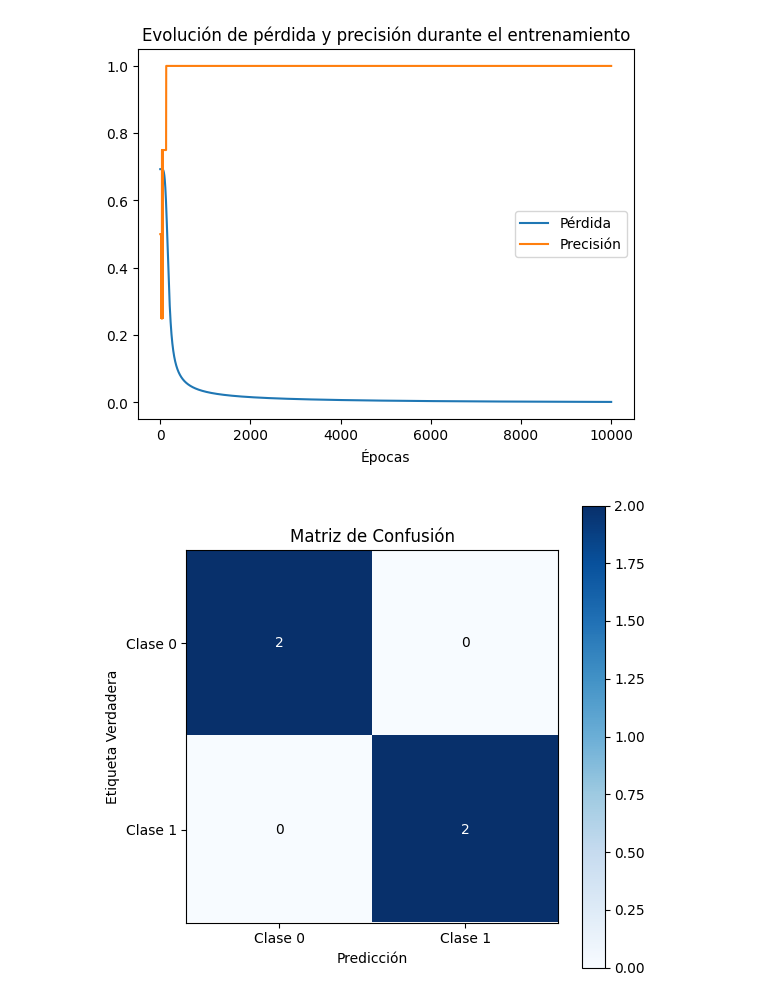
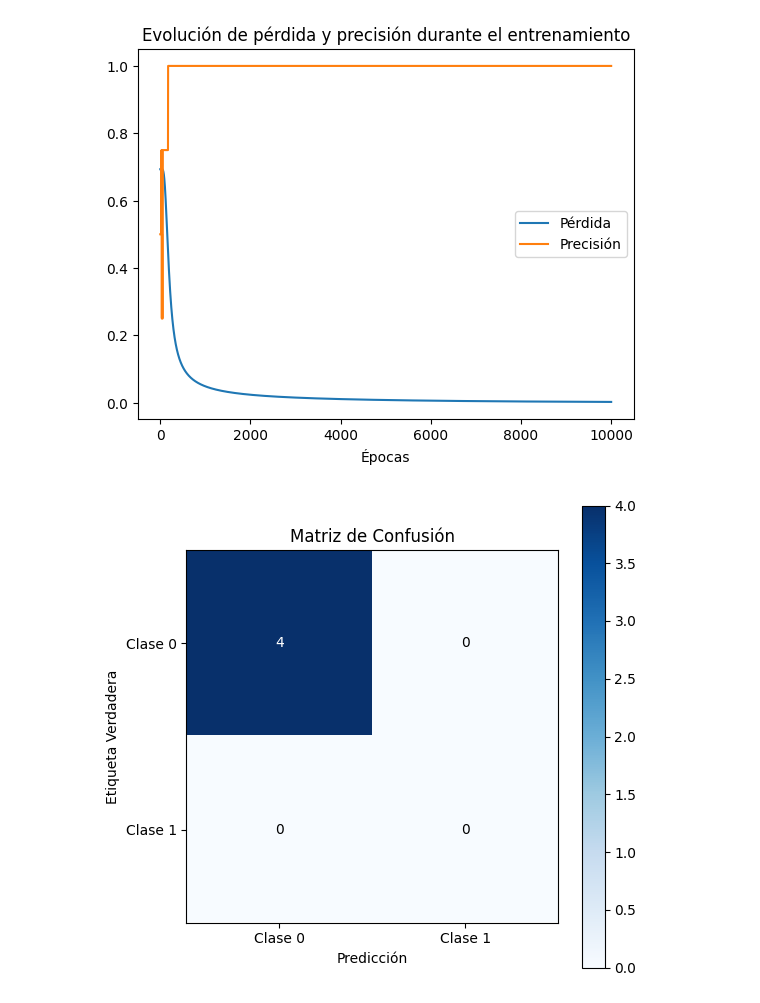
Before and after one commit to juand4569/FNN, a Jupyter notebook: FNN.ipynb, the cells around one changed output. Cells and saved outputs as stored; diff of their text form; code cells hidden in the pictures.

```diff
--- a/FNN.ipynb
+++ b/FNN.ipynb
@@ -24,6 +25,13 @@ class PerceptronMulticapa:
         self.pesos, self.bias = self.inicializar_pesos()
         self.m, self.v = self.inicializar_momentos()
         self.t = 0  # contador de iteraciones para Adam
+    @staticmethod
+    def sigmoide(z):
+        return 1 / (1 + np.exp(-z))
+
+    @staticmethod
+    def derivada_sigmoide(a):
+        return a * (1 - a)
 
     def inicializar_pesos(self):
         """
@@ -239,7 +247,7 @@ plt.legend()
 plt.title('Evolución de pérdida y precisión durante el entrenamiento')
 plt.show()
 # %% [output]
-[figure, old version]
+[figure, new version]
 # %%
 def matriz_confusion_np(y_true, y_pred, clases, cmap=plt.cm.Blues):
     """
@@ -249,32 +257,37 @@ def matriz_confusion_np(y_true, y_pred, clases, cmap=plt.cm.Blues):
     - y_true: etiquetas verdaderas (array numpy).
     - y_pred: etiquetas predichas (array numpy).
     - clases: lista o array con nombres de las clases.
     - cmap: mapa de color para la gráfica (opcional).
     """
     n_clases = len(clases)
     cm = np.zeros((n_clases, n_clases), dtype=int)
 
     for t, p in zip(y_true.flatten(), y_pred.flatten()):
         cm[int(t), int(p)] += 1
 
     plt.figure(figsize=(6,6))
     plt.imshow(cm, interpolation='nearest', cmap=cmap)
     plt.title('Matriz de Confusión')
     plt.colorbar()
     tick_marks = np.arange(n_clases)
     plt.xticks(tick_marks, clases)
     plt.yticks(tick_marks, clases)
     plt.xlabel('Predicción')
     plt.ylabel('Etiqueta Verdadera')
 
     thresh = cm.max() / 2.
     for i in range(n_clases):
         for j in range(n_clases):
             plt.text(j, i, format(cm[i, j], 'd'),
                      ha="center", va="center",
                      color="white" if cm[i, j] > thresh else "black")
     plt.show()
 
-matriz_confusion_np(y_true=Y, y_pred=Y_pred_labels, clases=['Clase 0', 'Clase 1'])
+
+# Supón que activaciones es la salida (probabilidades)
+y_true_labels = np.argmax(Y, axis=1)
+y_pred_labels = np.argmax(activaciones[-1], axis=1)
+
+matriz_confusion_np(y_true=y_true_labels, y_pred=y_pred_labels, clases=['Clase 0', 'Clase 1'])
 # %% [output]
-[figure, old version]
+[figure, new version]
```
Also changed, not shown: parts of 2 cells of this notebook.
